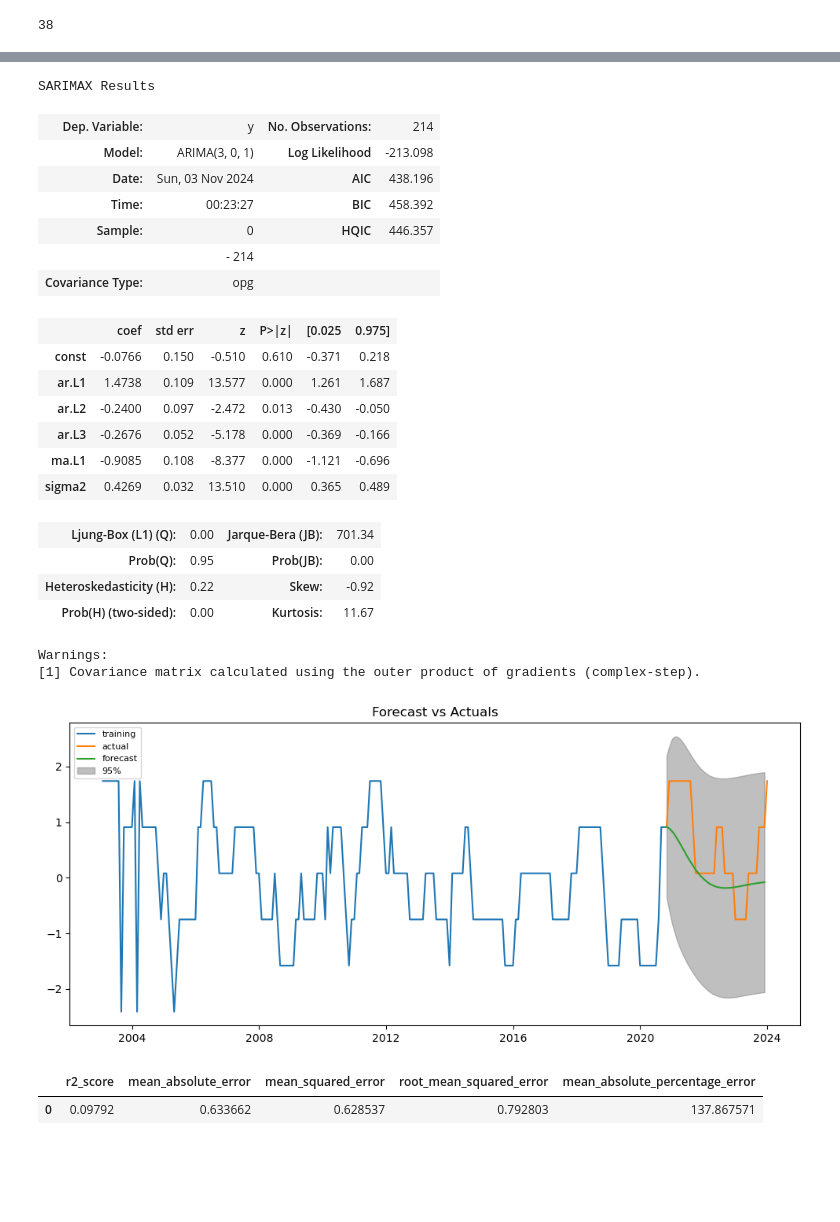
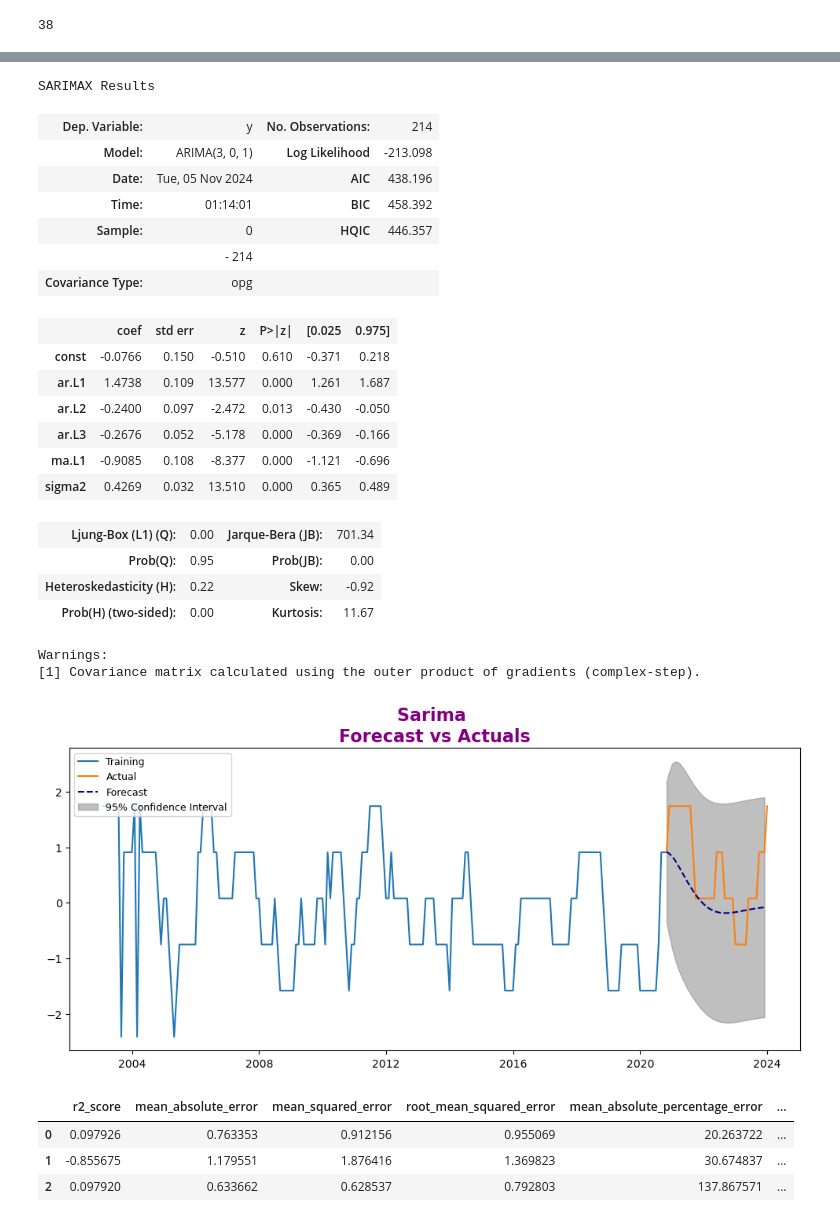
Before and after one commit to CCT-Dublin/capstone-project-feb-2024-ft-Denisse14GT, a Jupyter notebook: Ca3.ipynb, the cells around one changed output, grey strips where cells are left out. Drawn from its saved outputs; the diff is of its cells as text; code cells hidden in the pictures; blank space fills up the shorter version.

```diff
--- a/Ca3.ipynb
+++ b/Ca3.ipynb
@@ -996,10 +994,8 @@ from sklearn.preprocessing import StandardScaler
 # %%
 scaler = StandardScaler()
 
-df_scaled_values = scaler.fit_transform(orig_df2)
-
-# Convertir de nuevo a DataFrame para mantener el índice
-df_scaled = pd.DataFrame(df_scaled_values, columns=orig_df2.columns, index=orig_df2.index)
+df_scaled_values = scaler.fit_transform(orig_df2[["Sonora"]])
+df_scaled = pd.DataFrame(df_scaled_values, columns=["Sonora"], index=orig_df2.index)
 # %%
 df_scaled.head()
 # %% [output]
@@ -1117,5 +1085,5 @@ Test dates  : 2020-10-31 00:00:00 --- 2023-12-31 00:00:00  (n=39)
 # %%
-arima_obj_So = ARIMA(data_train.tolist(), order = (3, 0, 1))####
+arima_obj_So = ARIMA(data_train.tolist(), order = (3, 0, 1))
 
 model_So_fit = arima_obj_So.fit()
 
@@ -1124,8 +1092,8 @@ model_So_fit.summary()
 SARIMAX Results
 | Dep. Variable: | y | No. Observations: | 214 |
 | Model: | ARIMA(3, 0, 1) | Log Likelihood | -213.098 |
-| Date: | Sun, 03 Nov 2024 | AIC | 438.196 |
-| Time: | 00:23:27 | BIC | 458.392 |
+| Date: | Tue, 05 Nov 2024 | AIC | 438.196 |
+| Time: | 01:14:01 | BIC | 458.392 |
 | Sample: | 0 | HQIC | 446.357 |
 |  | - 214 |  |  |
 | Covariance Type: | opg |  |  |
@@ -1149,27 +1117,27 @@ confidence_intervals = forecast_obj.conf_int(alpha=0.05)
 # %%
 forecast_index = pd.date_range(start=data_train.index[-1], periods=38,freq='M')
 fc_series = pd.Series(forecast_values, index=forecast_index)
 
 
 forecast_df = pd.DataFrame({
     'Forecast': forecast_values,
     'Lower CI': confidence_intervals[:, 0],
     'Upper CI': confidence_intervals[:, 1]
 }, index=forecast_index)
 
 # Plot
 plt.figure(figsize=(12,5), dpi=100)
-plt.plot(data_train, label='training')
-plt.plot(data_test, label='actual')
-plt.plot(fc_series, label='forecast')
+plt.plot(data_train, label='Training')
+plt.plot(data_test, label='Actual')
+plt.plot(fc_series, label='Forecast',color="darkblue",linestyle='--')
 plt.fill_between(forecast_df.index, forecast_df['Lower CI'], forecast_df['Upper CI'],
-                 color='gray', alpha=0.5, label='95%')
+                 color='gray', alpha=0.5, label='95% Confidence Interval')
 
-plt.title('Forecast vs Actuals')
-plt.legend(loc='upper left', fontsize=8)
+plt.title('Sarima \nForecast vs Actuals',fontsize= 16, fontweight= 'bold', color= 'purple')
+plt.legend(loc='upper left', fontsize=9)
 plt.show()
 # %% [output]
-[figure, old version]
+[figure, new version]
 # %%
 start = len(data_train)
 end = len(data_train) + len(data_test) - 1
@@ -1183,17 +1149,14 @@ predictions_series = pd.Series(predictions, index=data_test.index, name='ARIMA P
 data_test = pd.Series(data_test)
 warnings.filterwarnings("ignore", category=DeprecationWarning)
 # %%
-# Create a dataframe to store r2 score
-evaluation_results = pd.DataFrame({'r2_score': r2_score(data_test, predictions_series)}, index = [0])
-
-# Add columns in the dataframe 'evaluation_results'
-evaluation_results['mean_absolute_error'] = mean_absolute_error(data_test, predictions_series)
-evaluation_results['mean_squared_error'] = mean_squared_error(data_test, predictions_series)
-evaluation_results['root_mean_squared_error'] = np.sqrt(mean_squared_error(data_test, predictions_series))
-evaluation_results['mean_absolute_percentage_error'] = np.mean(np.abs(predictions_series - data_test)
-                                                               /np.abs(data_test))*100
-
+new_metrics = calculate_metrics(data_test, predictions_series)
+new_metrics["State"]="Sonora"
+new_metrics["Model"]="Arima"
+new_metrics["Scaled"]="Yes"
+evaluation_results = pd.concat([evaluation_results, pd.DataFrame([new_metrics])], ignore_index=True)
 evaluation_results
 # %% [output]
-|  | r2_score | mean_absolute_error | mean_squared_error | root_mean_squared_error | mean_absolute_percentage_error |
-| 0 | 0.09792 | 0.633662 | 0.628537 | 0.792803 | 137.867571 |
+|  | r2_score | mean_absolute_error | mean_squared_error | root_mean_squared_error | mean_absolute_percentage_error | ... |
+| 0 | 0.097926 | 0.763353 | 0.912156 | 0.955069 | 20.263722 | ... |
+| 1 | -0.855675 | 1.179551 | 1.876416 | 1.369823 | 30.674837 | ... |
+| 2 | 0.097920 | 0.633662 | 0.628537 | 0.792803 | 137.867571 | ... |
```
Also changed, not shown: parts of 67 cells of this notebook.
